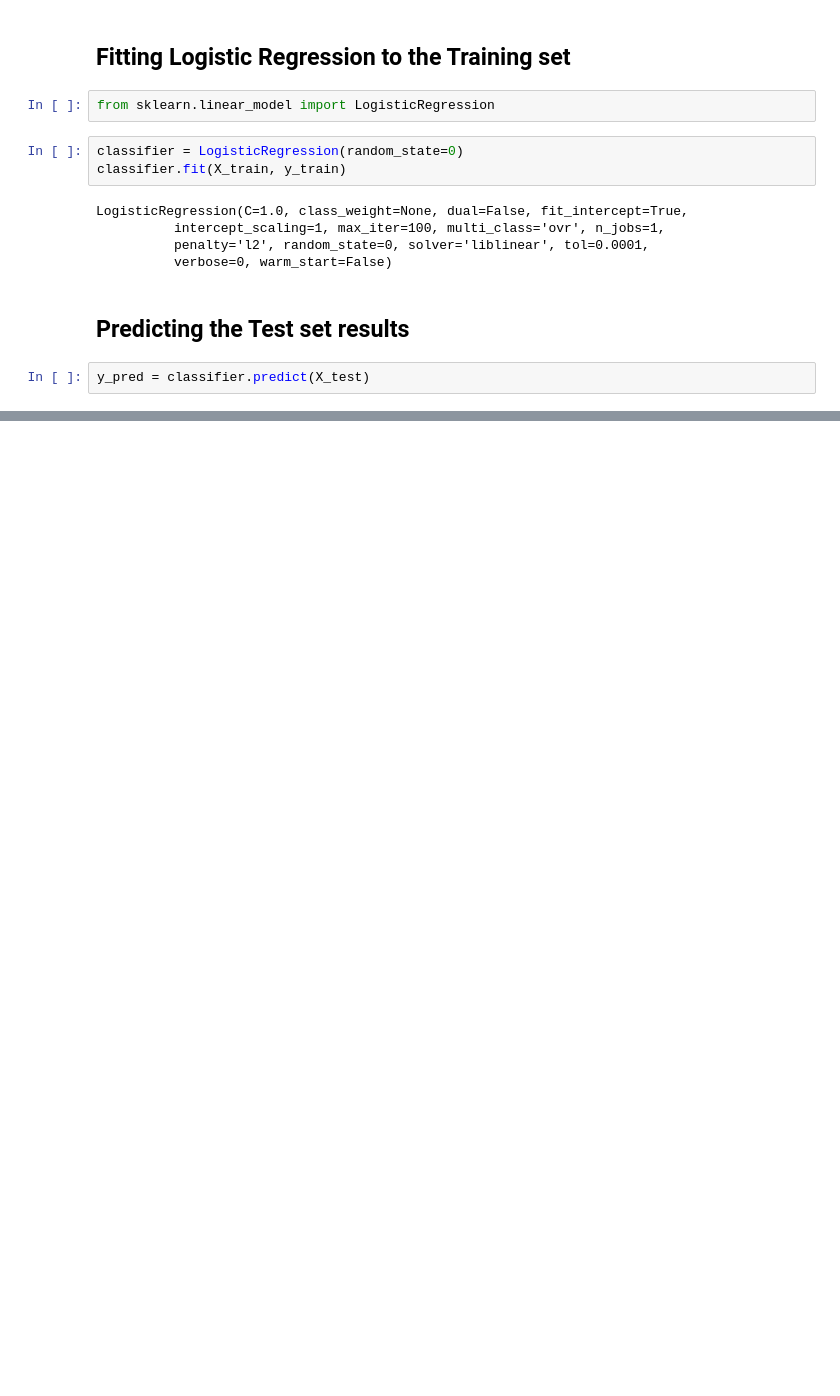
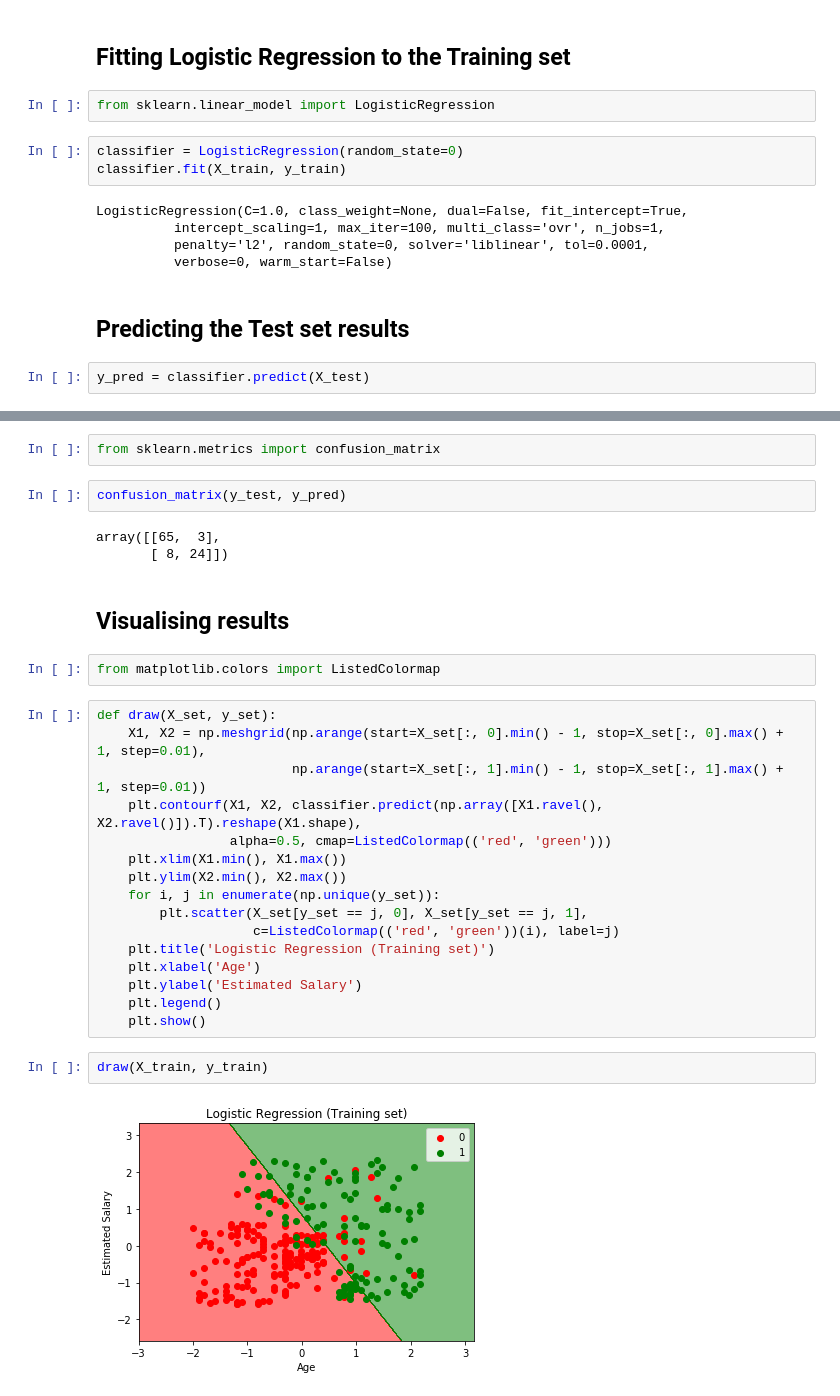
Before and after one commit to satyrius/machine-learning-az, a Jupyter notebook: part_03_classification/s14_logistic_regression.ipynb, the cells around one changed output, grey strips where cells are left out. Saved outputs shown, nothing was run; the diff lists cells and outputs as text; blank space fills up the shorter version.

Commit message:
visualize results for logistic regression

```diff
--- a/part_03_classification/s14_logistic_regression.ipynb
+++ b/part_03_classification/s14_logistic_regression.ipynb
@@ -45,0 +48,31 @@ y_pred = classifier.predict(X_test)
+# %%
+from sklearn.metrics import confusion_matrix
+# %%
+confusion_matrix(y_test, y_pred)
+# %% [output]
+array([[65,  3],
+       [ 8, 24]])
+# %% [markdown]
+## Visualising results
+# %%
+from matplotlib.colors import ListedColormap
+# %%
+def draw(X_set, y_set):
+    X1, X2 = np.meshgrid(np.arange(start=X_set[:, 0].min() - 1, stop=X_set[:, 0].max() + 1, step=0.01),
+                         np.arange(start=X_set[:, 1].min() - 1, stop=X_set[:, 1].max() + 1, step=0.01))
+    plt.contourf(X1, X2, classifier.predict(np.array([X1.ravel(), X2.ravel()]).T).reshape(X1.shape),
+                 alpha=0.5, cmap=ListedColormap(('red', 'green')))
+    plt.xlim(X1.min(), X1.max())
+    plt.ylim(X2.min(), X2.max())
+    for i, j in enumerate(np.unique(y_set)):
+        plt.scatter(X_set[y_set == j, 0], X_set[y_set == j, 1],
+                    c=ListedColormap(('red', 'green'))(i), label=j)
+    plt.title('Logistic Regression (Training set)')
+    plt.xlabel('Age')
+    plt.ylabel('Estimated Salary')
+    plt.legend()
+    plt.show()
+# %%
+draw(X_train, y_train)
+# %% [output]
+[figure, added]
```
Also changed, not shown: parts of 2 cells of this notebook.
